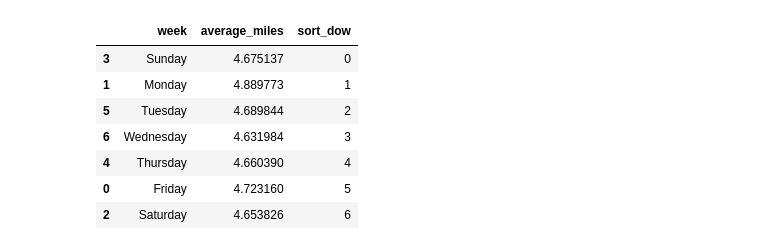
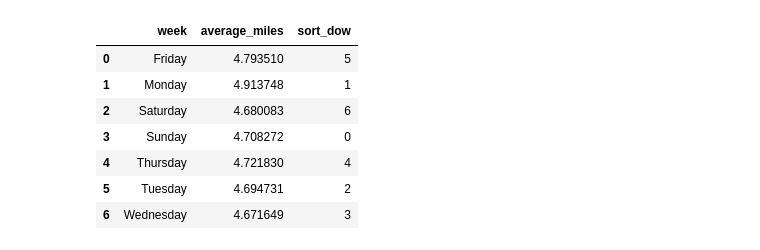
Before and after one commit to limhaneul12/SparkKafkaDistribute, a Jupyter notebook: sparkAnaliysis/taxi_pickup.ipynb, the cells around one changed output. Saved outputs shown, nothing was run; the diff lists cells and outputs as text; code cells hidden in the pictures.

```diff
--- a/sparkAnaliysis/taxi_pickup.ipynb
+++ b/sparkAnaliysis/taxi_pickup.ipynb
@@ -35,33 +46,23 @@ data = read_parquet_data(2019)[1]
 # %%
-
-from pyspark.sql.types import DateType
-from pyspark.sql import Column
-
-def datetime_groupby(name: str, agg_name: str) -> DataFrame:
+def datetime_groupby(data: DataFrame, name: str, agg_name: str) -> DataFrame:
     return (
         data.select(F.split(col(name), " ")[0].name("pickup"))
+        .dropna()
         .groupBy("pickup")
         .agg(F.count("*").name(agg_name))
     )
 
-
-def datetime_miles_average() -> DataFrame:
+def datetime_miles_average(data: DataFrame) -> DataFrame:
     return (data.select(F.split(col("pickup_datetime"), " ")[0].name("pickup"), col("trip_miles"))
         .groupBy("pickup")
         .agg(F.count("pickup").name("pickup_total"), F.avg("trip_miles").name("average_miles"))
     )
-
-def to_null_date(value: Column) -> Column:
-    return F.when(value.isNull(), F.lit("2019-02-20")).otherwise(value.cast(DateType()))
 # %%
 
-request_groupby = datetime_groupby("request_datetime", "request_count").withColumn("pickup", to_null_date(col("pickup")))
-trip_groupby = datetime_groupby("pickup_datetime", "trip_count")
-drop_groupby = datetime_groupby("dropoff_datetime", "drop_count")
-average_mile = datetime_miles_average()
-
-
-    #  AnalysisException: Column 'pickup' does not exist. Did you mean one of the following? [week, week_number];
+request_groupby = datetime_groupby(combined_df, "request_datetime", "request_count")
+trip_groupby = datetime_groupby(combined_df, "pickup_datetime", "trip_count")
+drop_groupby = datetime_groupby(combined_df, "dropoff_datetime", "drop_count")
+average_mile = datetime_miles_average(combined_df)
 
 rtd_join = (
     trip_groupby
@@ -83,25 +84,26 @@ week_day_rtd_join = (
 # %%
 
 import matplotlib.pyplot as plt
 import seaborn as sns
 
 week_day_rtd_join.to_csv("test.csv", index=False)
-group_date = week_day_rtd_join.groupby("week").average_miles.mean().to_frame().reset_index()
-group_date["sort_dow"] = group_date["week"].replace({
+group_date_average_mlies = week_day_rtd_join.groupby("week").average_miles.mean().to_frame().reset_index()
+group_date_average_mlies["sort_dow"] = group_date_average_mlies["week"].replace({
     "Sunday": 0,
     "Monday": 1,
     "Tuesday": 2,
     "Wednesday": 3,
     "Thursday": 4,
     "Friday": 5,
     "Saturday": 6,
 })
+group_date_average_mlies
 # %% [output]
 |  | week | average_miles | sort_dow |
-| 3 | Sunday | 4.675137 | 0 |
-| 1 | Monday | 4.889773 | 1 |
-| 5 | Tuesday | 4.689844 | 2 |
-| 6 | Wednesday | 4.631984 | 3 |
-| 4 | Thursday | 4.660390 | 4 |
-| 0 | Friday | 4.723160 | 5 |
-| 2 | Saturday | 4.653826 | 6 |
+| 0 | Friday | 4.793510 | 5 |
+| 1 | Monday | 4.913748 | 1 |
+| 2 | Saturday | 4.680083 | 6 |
+| 3 | Sunday | 4.708272 | 0 |
+| 4 | Thursday | 4.721830 | 4 |
+| 5 | Tuesday | 4.694731 | 2 |
+| 6 | Wednesday | 4.671649 | 3 |
```
Also changed, not shown: parts of 7 cells of this notebook, 3 other files.
